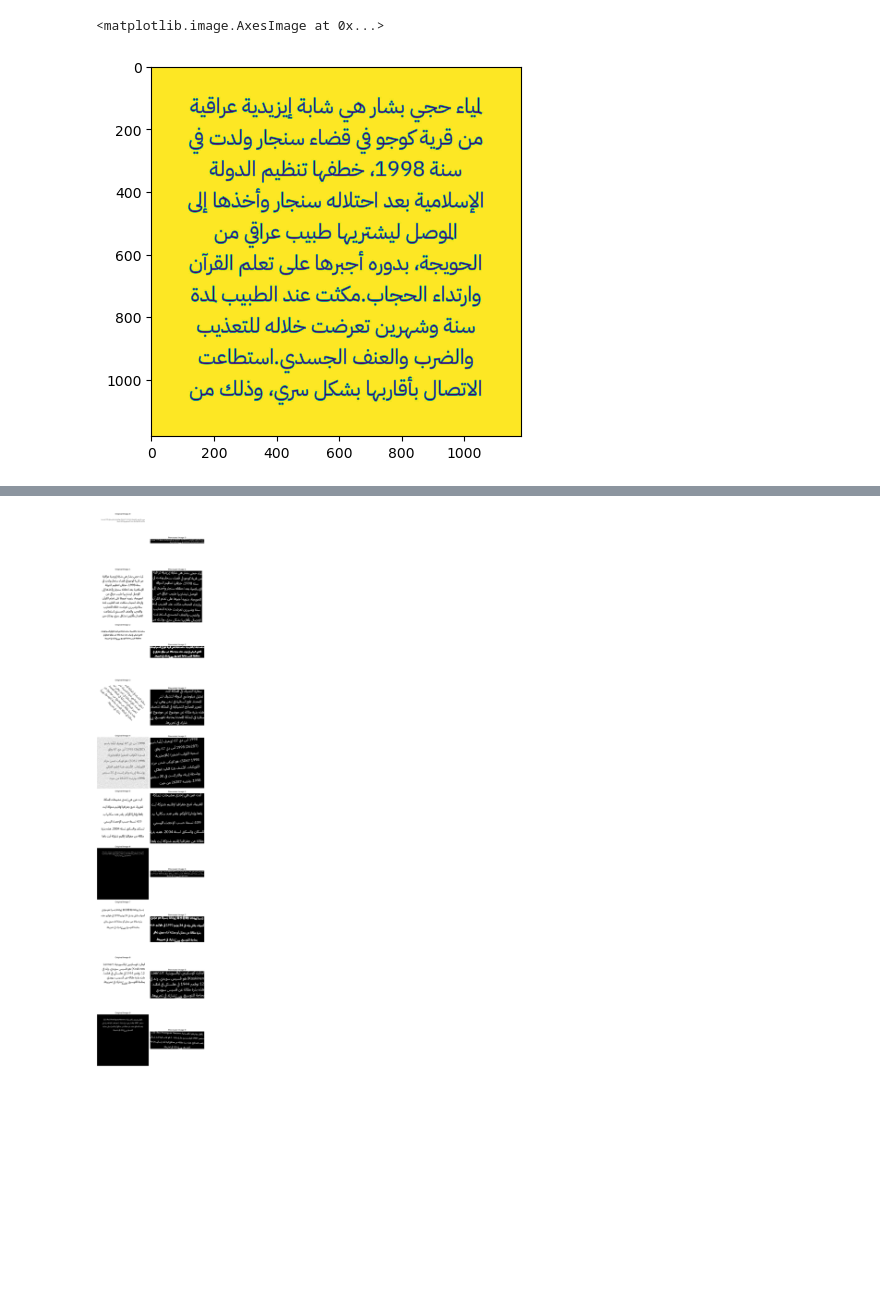
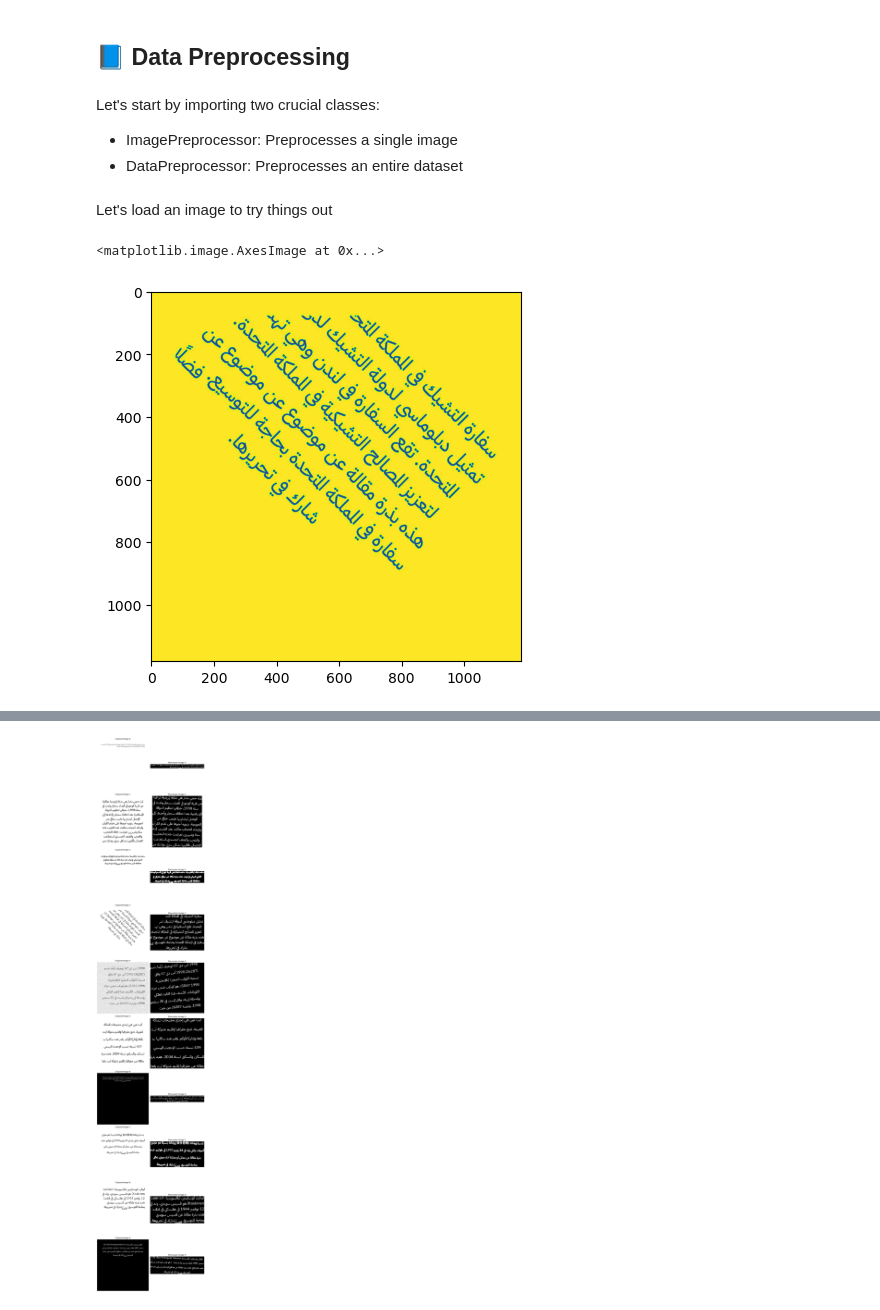
Before and after one commit to AhmedAbdelaal2001/Arabic-Font-Recognition, a Jupyter notebook: 1. Preprocessing/preprocessing.ipynb, the cells around one changed output, grey strips where cells are left out. Drawn from its saved outputs; the diff is of its cells as text; code cells hidden in the pictures; blank space fills up the shorter version.

```diff
--- a/1. Preprocessing/preprocessing.ipynb
+++ b/1. Preprocessing/preprocessing.ipynb
@@ -1 +1,7 @@
+# %% [markdown]
+## 📘 Data Preprocessing
+# %% [markdown]
+Let's start by importing two crucial classes:
+- ImagePreprocessor: Preprocesses a single image
+- DataPreprocessor: Preprocesses an entire dataset
 # %%
@@ -4,6 +10,8 @@ import os
+# %% [markdown]
+Let's load an image to try things out
 # %%
-img=cv2.imread('../Dataset/IBM Plex Sans Arabic/1.jpeg',cv2.IMREAD_GRAYSCALE)
+img=cv2.imread('../Dataset/IBM Plex Sans Arabic/3.jpeg',cv2.IMREAD_GRAYSCALE)
 plt.imshow(img)
 # %% [output]
 <matplotlib.image.AxesImage at 0x...>
-[figure, old version]
+[figure, new version]
```
Also changed, not shown: parts of 17 cells of this notebook, 44 other files.
